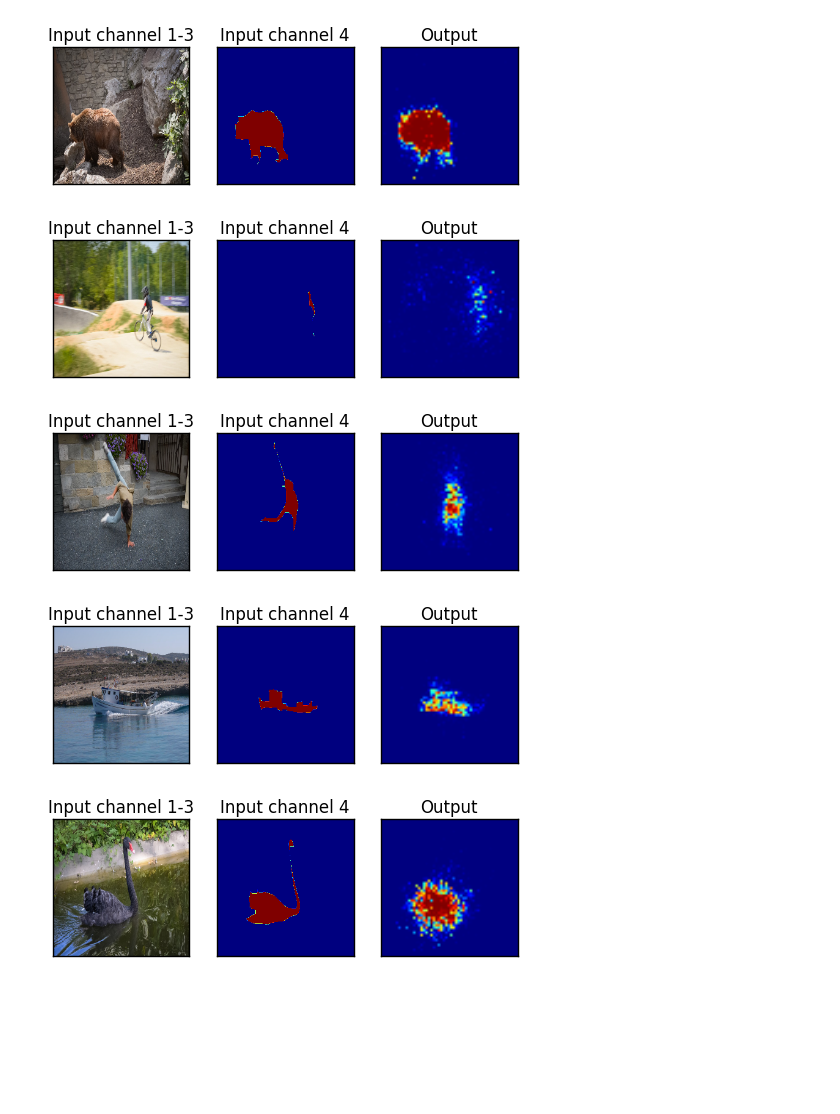
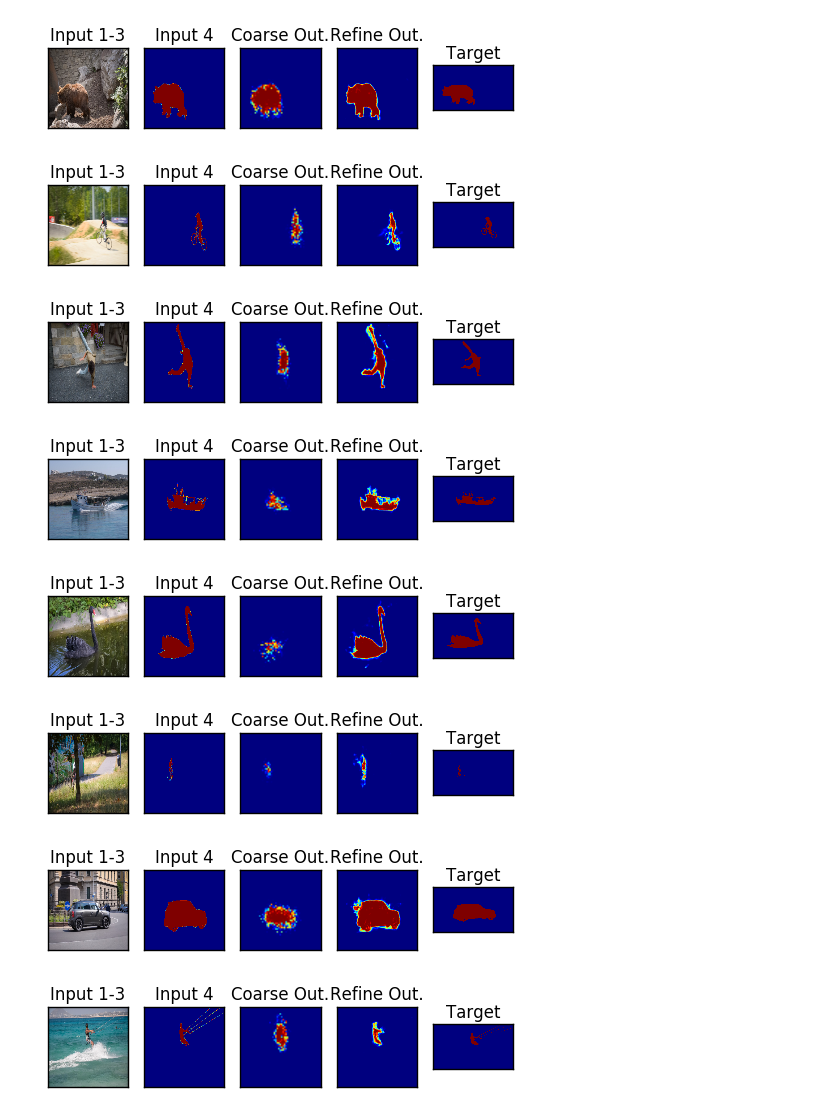
Before and after one commit to amilgeorge/2016-Adam, a Jupyter notebook: TestNetwork.ipynb, the cells around one changed output. Saved outputs shown, nothing was run; the diff lists cells and outputs as text; code cells hidden in the pictures; blank space fills up the shorter version.

Commit message:
Refined net training

```diff
--- a/TestNetwork.ipynb
+++ b/TestNetwork.ipynb
@@ -58,6 +84,13 @@ def read_image(imageFile,prevMaskFile):
     image = vgg_preprocess(image)
 
     return image
+
+def read_raw_image(image_file):
+    fullfile_path = BASE_DIR + image_file
+    image = io.imread(fullfile_path)
+    # Resize
+    #image = transform.resize(image,[RESIZE_HEIGHT,RESIZE_WIDTH])
+    return image
 test_img = ['/JPEGImages/480p/bear/00004.jpg' ,'/Annotations/480p/bear/00003.png']
 v = read_image(test_img[0],test_img[1])
 # %% [output]
@@ -66,4 +99,10 @@ v = read_image(test_img[0],test_img[1])
 Max 1.0 0.0
+# %%
+import re
+def get_mask_file_name(image_name):
+    m=re.match(r"(/.*/.*/)(.*/.*).jpg",image_name)
+    frame_no = m.group(2)
+    return '/Annotations/480p/{}.png'.format(frame_no)
 # %%
 from skimage import morphology
 
@@ -71,7 +110,10 @@ img_list = [['/JPEGImages/480p/bear/00004.jpg' ,'/Annotations/480p/bear/00003.pn
 ['/JPEGImages/480p/bmx-bumps/00086.jpg' ,'/Annotations/480p/bmx-bumps/00085.png'],
            ['/JPEGImages/480p/breakdance-flare/00003.jpg', '/Annotations/480p/breakdance-flare/00002.png'],
            ['/JPEGImages/480p/boat/00008.jpg','/Annotations/480p/boat/00007.png' ],
-           ['/JPEGImages/480p/blackswan/00007.jpg', '/Annotations/480p/blackswan/00006.png' ]]
+           ['/JPEGImages/480p/blackswan/00007.jpg', '/Annotations/480p/blackswan/00006.png' ],
+           ['/JPEGImages/480p/bmx-trees/00066.jpg', '/Annotations/480p/bmx-trees/00065.png' ],
+           ['/JPEGImages/480p/car-roundabout/00042.jpg', '/Annotations/480p/car-roundabout/00041.png' ],
+           ['/JPEGImages/480p/kite-surf/00034.jpg', '/Annotations/480p/kite-surf/00033.png' ]]
 
 _R_MEAN = 123.68
 _G_MEAN = 116.78
@@ -81,17 +123,17 @@ _M_MEAN = 127
 for image_no in range(len(img_list)):
 
     image = read_image(img_list[image_no][0],img_list[image_no][1])
-    image[0,:,:,3] = morphology.erosion(image[0,:,:,3],np.ones([7,7]))
+    #image[0,:,:,3] = morphology.erosion(image[0,:,:,3],np.ones([3,3]))
 
-    result = sess.run([out],feed_dict={inp:image})
+    result = sess.run([coarse_out,refine_out],feed_dict={inp:image})
 
     plt.figure()
 
 
     #Plot input image
-    plt.subplot(1,3,1)
+    plt.subplot(1,5,1)
     frame1 = plt.gca()
-    frame1.axes.set_title('Input channel 1-3')
+    frame1.axes.set_title('Input 1-3')
     frame1.axes.get_xaxis().set_visible(False)
     frame1.axes.get_yaxis().set_visible(False)
     rgb = image[0,:,:,0:3]
@@ -101,19 +143,35 @@ for image_no in range(len(img_list)):
     plt.imshow(rgb.astype(np.uint8))
 
     #Plot previous label
-    plt.subplot(1,3,2)
+    plt.subplot(1,5,2)
 
     frame1 = plt.gca()
-    frame1.axes.set_title('Input channel 4')
+    frame1.axes.set_title('Input 4')
     frame1.axes.get_xaxis().set_visible(False)
     frame1.axes.get_yaxis().set_visible(False)
     plt.imshow(image[0,:,:,3])
 
     #Plot output
-    plt.subplot(1,3,3)
+    plt.subplot(1,5,3)
     frame1 = plt.gca()
-    frame1.axes.set_title('Output')
+    frame1.axes.set_title('Coarse Out.')
     frame1.axes.get_xaxis().set_visible(False)
     frame1.axes.get_yaxis().set_visible(False)
     plt.imshow(result[0][0,:,:,0])
+
+    #Plot output
+    plt.subplot(1,5,4)
+    frame1 = plt.gca()
+    frame1.axes.set_title('Refine Out.')
+    frame1.axes.get_xaxis().set_visible(False)
+    frame1.axes.get_yaxis().set_visible(False)
+    plt.imshow(result[1][0,:,:,0])
+
+    #Plot label
+    plt.subplot(1,5,5)
+    frame1 = plt.gca()
+    frame1.axes.set_title('Target')
+    frame1.axes.get_xaxis().set_visible(False)
+    frame1.axes.get_yaxis().set_visible(False)
+    plt.imshow(read_raw_image(get_mask_file_name(img_list[image_no][0])))
 # %% [output]
@@ -135,5 +195,8 @@ Max 1.0 0.0
-[figure, old version]
+[figure, new version]
-[figure, old version]
+[figure, new version]
-[figure, old version]
+[figure, new version]
-[figure, old version]
+[figure, new version]
-[figure, old version]
+[figure, new version]
+[figure, added]
+[figure, added]
+[figure, added]
```
Also changed, not shown: parts of 5 cells of this notebook, 7 other files.
